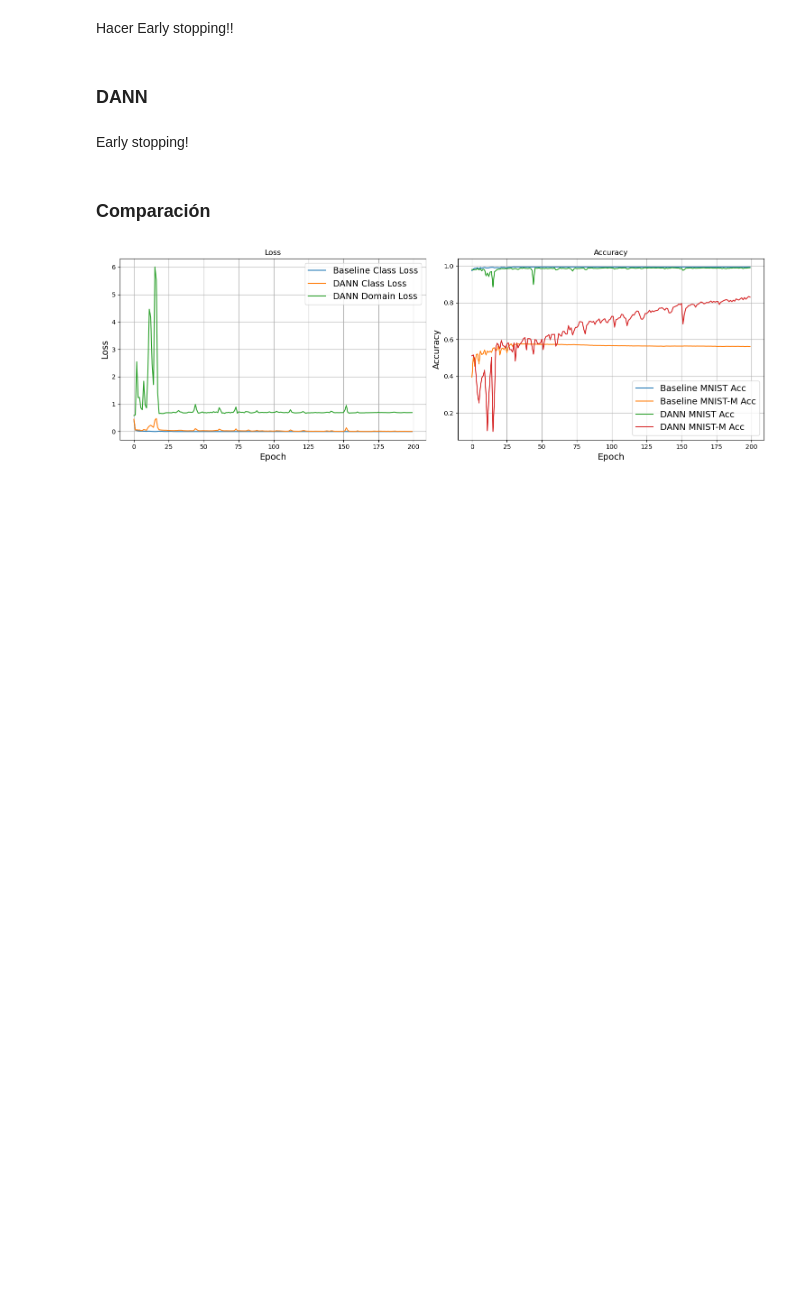
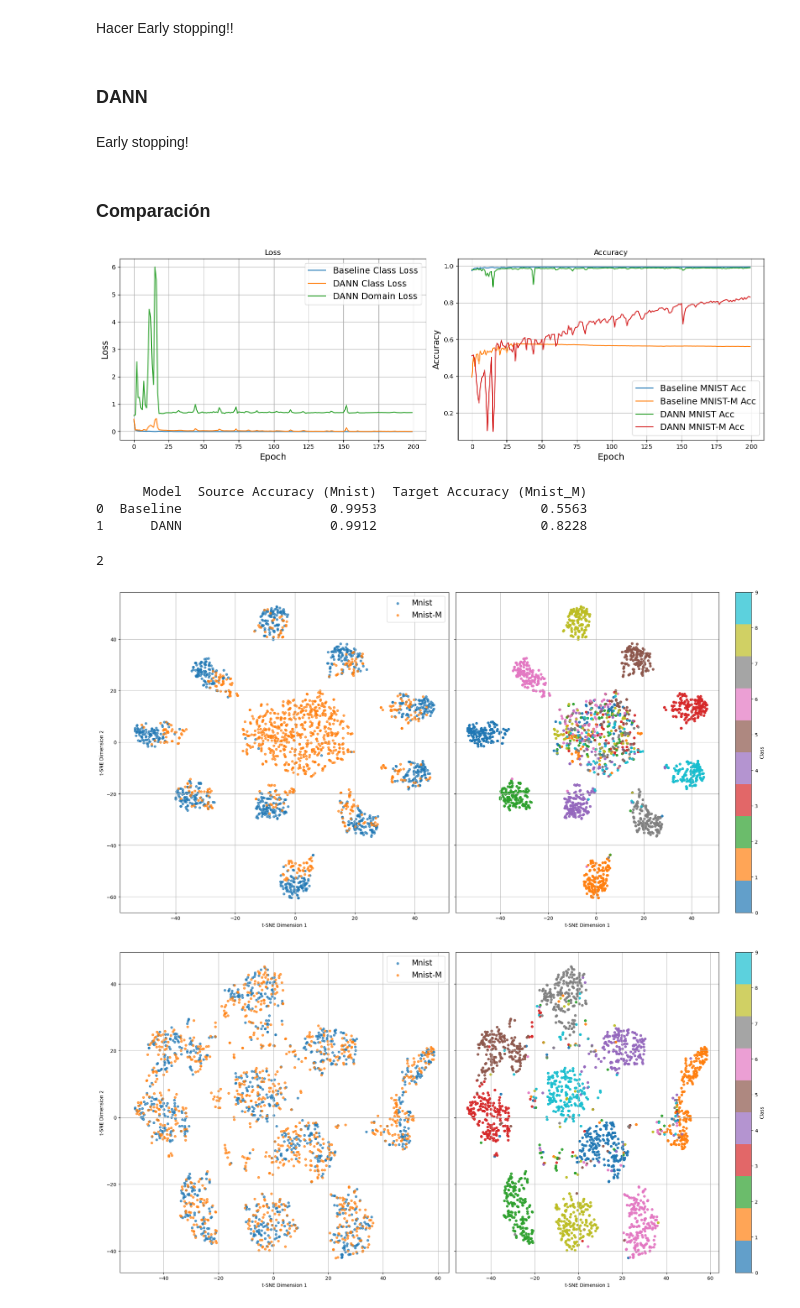
Before and after one commit to LucioLuque/Vision_Artificial_Avanzada-TP2-Meta_Learning_y_Domain_Adaptation, a Jupyter notebook: notebooks/parte3.ipynb, the cells around one changed output. Saved outputs shown, nothing was run; the diff lists cells and outputs as text; code cells hidden in the pictures; blank space fills up the shorter version.

```diff
--- a/notebooks/parte3.ipynb
+++ b/notebooks/parte3.ipynb
@@ -150,0 +168,11 @@ plt.show()
+# %%
+experiment_parameters = config["dann"]
+
+in_channels = experiment_parameters["in_channels"]
+hidden_dim = experiment_parameters["hidden_dim"]
+embedding_dim = experiment_parameters["embedding_dim"]
+
+encoder = Encoder(in_channels=in_channels, hidden_dim=hidden_dim, embedding_dim=embedding_dim)
+encoder.to(device)
+dann_model = DANNModel(encoder)
+dann_model.load("../models/weights/dann.pth", device)
@@ -150,0 +182,11 @@ plt.show()
+# %%
+experiment_parameters = config["dann_baseline"]
+
+in_channels = experiment_parameters["in_channels"]
+hidden_dim = experiment_parameters["hidden_dim"]
+embedding_dim = experiment_parameters["embedding_dim"]
+
+encoder = Encoder(in_channels=in_channels, hidden_dim=hidden_dim, embedding_dim=embedding_dim)
+encoder.to(device)
+dann_baseline_model = DANNModel(encoder)
+dann_baseline_model.load("../models/weights/dann_baseline.pth", device)
@@ -150,0 +196,20 @@ plt.show()
+# %%
+results_df = pd.DataFrame({
+    "Model": ["Baseline", "DANN"],
+    "Source Accuracy (Mnist)": [round(baseline_s_acc, 4), round(dann_s_acc, 4)],
+    "Target Accuracy (Mnist_M)": [round(baseline_d_acc, 4), round(dann_d_acc, 4)]
+})
+print(results_df)
+# %% [output]
+      Model  Source Accuracy (Mnist)  Target Accuracy (Mnist_M)
+0  Baseline                   0.9953                     0.5563
+1      DANN                   0.9912                     0.8228
+# %%
+data = "Mnist"
+test_mnist_images, test_mnist_labels = load_data("test", config[data]["dataset_output_dir"])
+
+data = "Mnist_M"
+test_mnist_m_images, test_mnist_m_labels = load_data("test", config[data]["dataset_output_dir"])
+
+test_data = {"Mnist": (test_mnist_images, test_mnist_labels),
+             "Mnist-M": (test_mnist_m_images, test_mnist_m_labels)}
@@ -150,0 +337,6 @@ plt.show()
+# %%
+plot_tsnes(models=[dann_baseline_model, dann_model], models_name=["Baseline", "DANN"], test_data=test_data, samples_per_class=100, device=device)
+# %% [output]
+2
+[figure, added]
+[figure, added]
```
Also changed, not shown: parts of 8 cells of this notebook, 4 other files.
